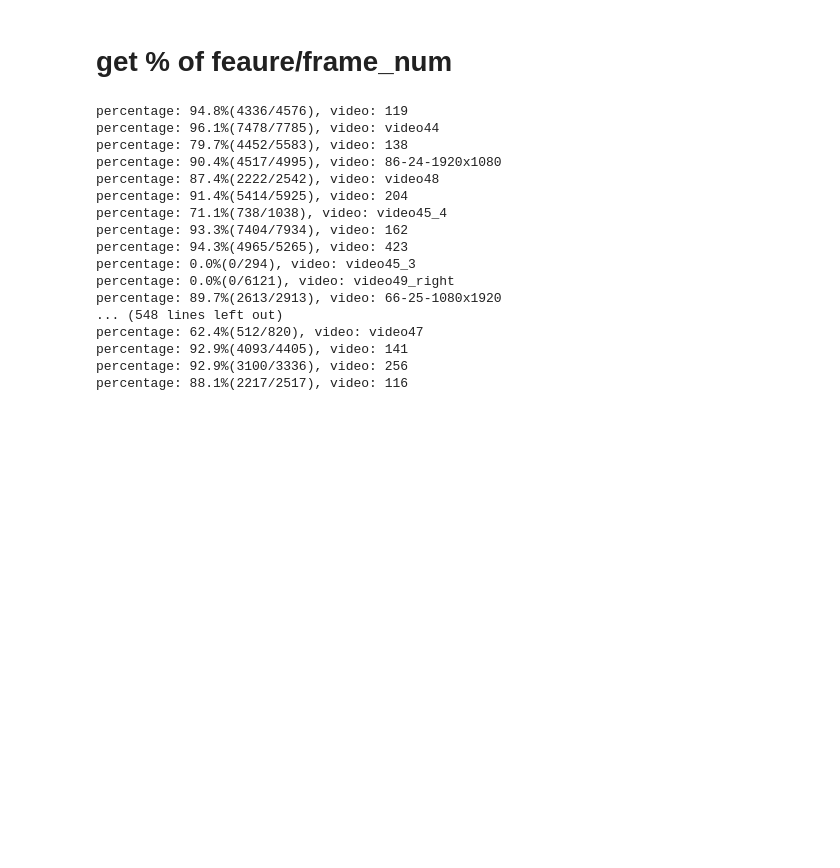
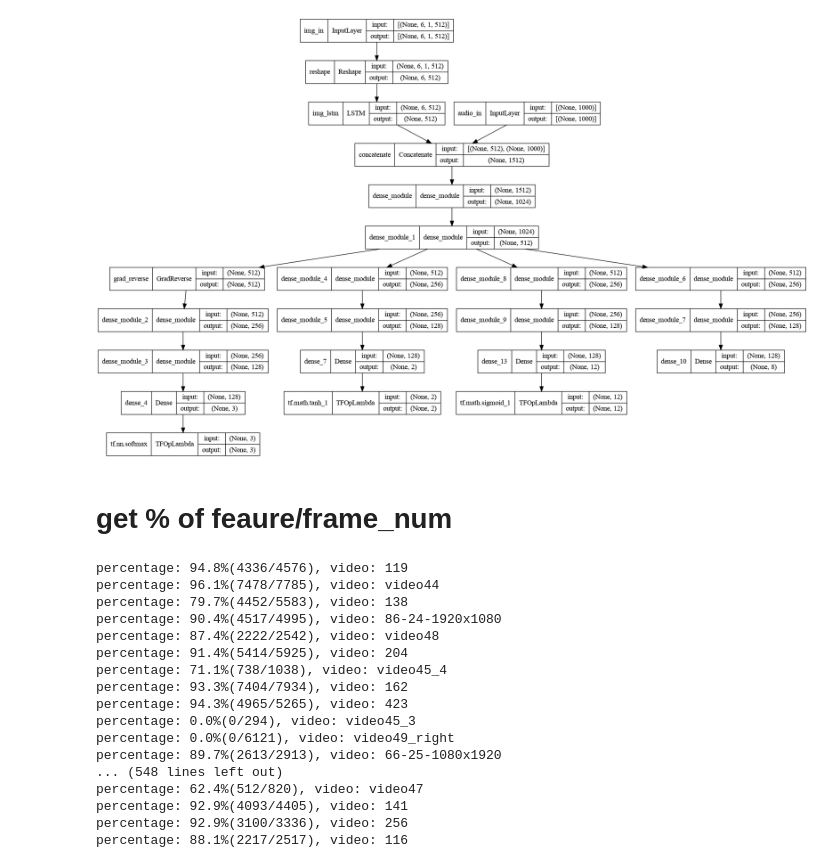
Before and after one commit to EuiseokJeong/2022_ABAW_imlab, a Jupyter notebook: test.ipynb, the cells around one changed output. Saved outputs shown, nothing was run; the diff lists cells and outputs as text; code cells hidden in the pictures; blank space fills up the shorter version.

```diff
--- a/test.ipynb
+++ b/test.ipynb
@@ -0,0 +1,3 @@
+# %%
+import tensorflow as tf
+test = tf.keras.models.load_model('/home/euiseokjeong/Desktop/IMLAB/2022_ABAW_imlab/NAS/2022/result/2022_3_20_15_41_54/weight/epoch(7)model_gen_1')
@@ -1,3 +19,7 @@
+# %%
+tf.keras.utils.plot_model(test, show_shapes=True)
+# %% [output]
+[figure, added]
 # %% [markdown]
 # get % of feaure/frame_num
 # %%
```
Also changed, not shown: parts of 1 cell of this notebook, 4 other files.
